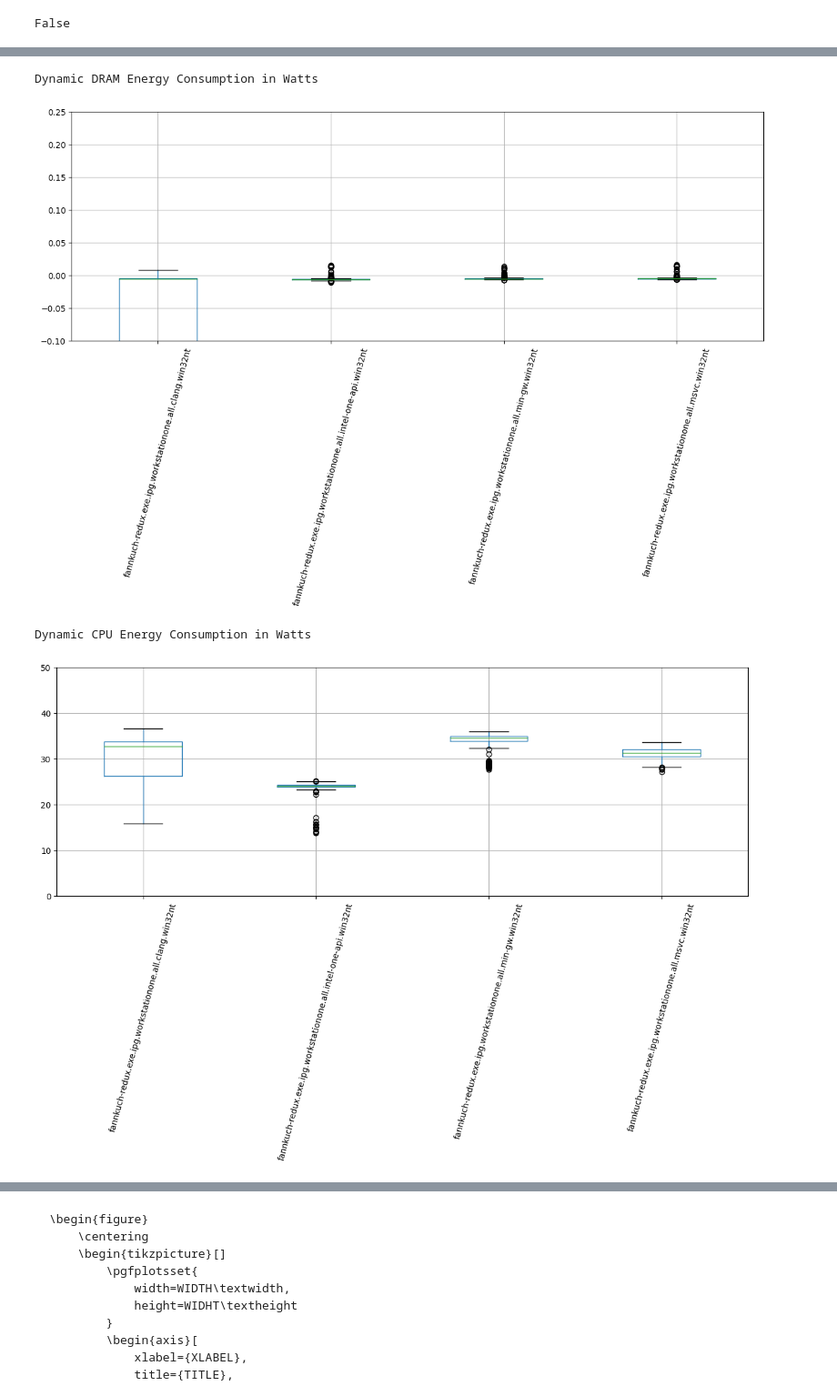
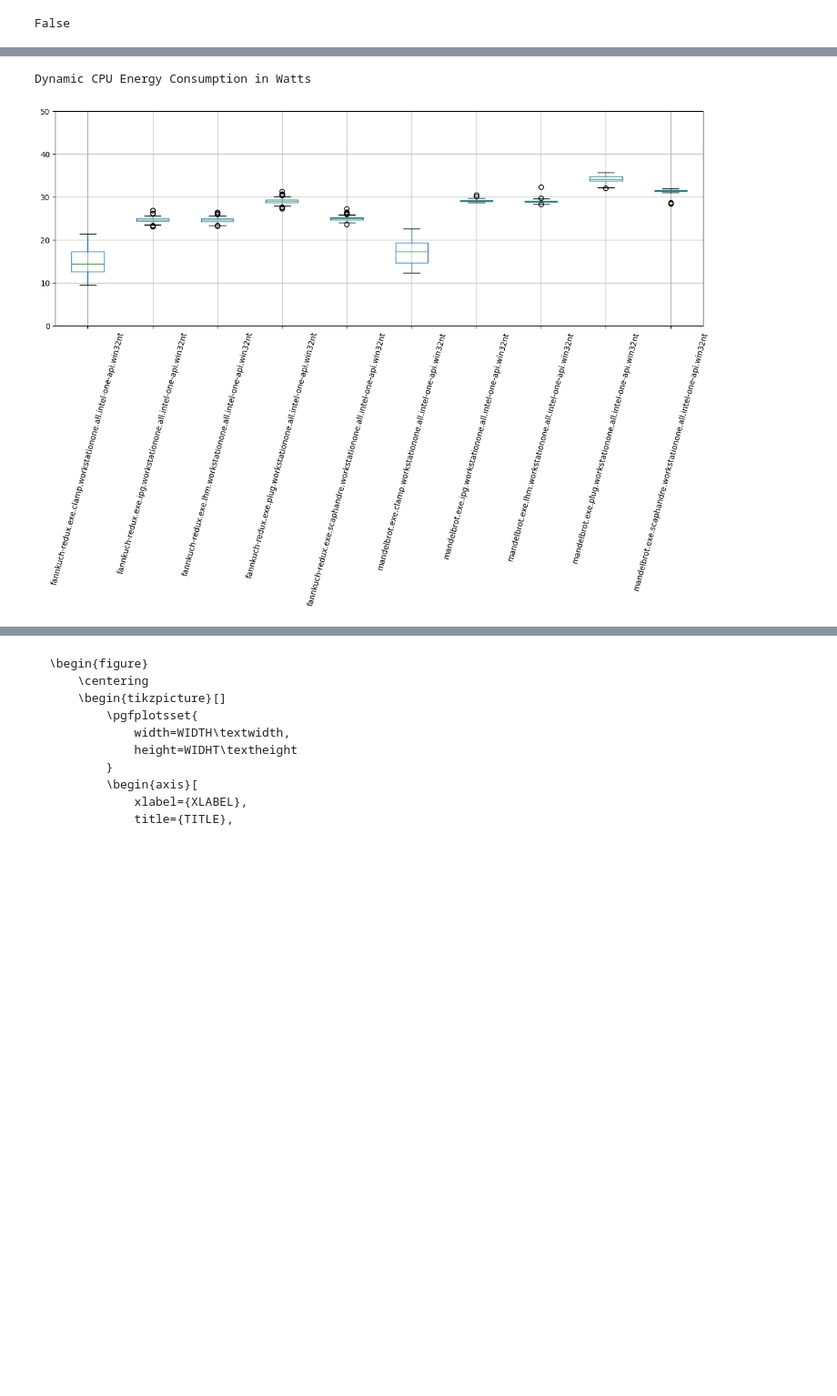
Before and after one commit to KuskIV/BDEnergy, a Jupyter notebook: analytics/result-analysis.ipynb, the cells around one changed output, grey strips where cells are left out. Shown at 91% size. Saved outputs shown, nothing was run; the diff lists cells and outputs as text; code cells hidden in the pictures; blank space fills up the shorter version.

```diff
--- a/analytics/result-analysis.ipynb
+++ b/analytics/result-analysis.ipynb
@@ -17,7 +17,7 @@ db = DatabaseConnection()
 # %% [output]
 Connected to MySQL Server version  8.0.32-24
 # %%
-measurements_used = 1
+measurements_used = 225
 energy_per_time = 1000
 generate_graphs = False
 # %%
@@ -166,8 +171,9 @@ tc
 used_test_case_name_str = "','".join(used_test_case_names)
 used_compiler_str = "','".join(used_compilers)
 used_thread_str = "','".join(used_thread)
+used_test_case_parameters = "','".join(test_case_parameters)
 
-used_tc = tc.query(f"{COMPILER} in ('{used_compiler_str}') and {NAME} in ('{used_test_case_name_str}') and {THREADS} in ('{used_thread_str}')")
+used_tc = tc.query(f"{COMPILER} in ('{used_compiler_str}') and {NAME} in ('{used_test_case_name_str}') and {THREADS} in ('{used_thread_str}') and Parameter in ('{used_test_case_parameters}')")
 # %%
 used_idle_case = tc.query(f"{COMPILER} in ('{used_compiler_str}') and {NAME} == '{used_test_case_name}' and {THREADS} in ('{used_thread_str}')")
 # %% [markdown]
@@ -277,6 +284,8 @@ cpu_energy_results = {}
 dram_energy_results = {}
 gpu_energy_results = {}
 duration_results = {}
+
+idle_cpu_consumption_results = {}
 
 cpu_dynamic_energy_consumption = {}
 gpu_dynamic_energy_consumption = {}
@@ -316,19 +325,21 @@ for dut_index, dut_row in used_dut.iterrows():
                 tc_idle_case = query.get_idle_case(used_idle_case, tc_compiler, tc_language, tc_optimizations, tc_test_case_size, tc_threads)
                 tc_idle_case_id =int(tc_idle_case[ID].iloc[0])
 
-                # print(f"dut {dut_name}, mi {mi_name}, config {config_id}, tc {tc_name}")
+                key = f"{tc_name}.{mi_name}.{dut_name}.{config_cores}.{tc_compiler}.{dut_os}"
                 tc_collection = rep.get_collections(db, dut_id, mi_id, config_id, tc_id, experiment_name, experiment_number)
                 tc_idle_case_collection = rep.get_collections(db, dut_id, mi_id, config_id, tc_idle_case_id, experiment_name, experiment_number)
+
+                if tc_collection.shape[0] == 0:
+                    print(f"N - {key}.{mi_row['SampleRate']}.{tc_id}")
+                    continue
+                else:
+                    print(f"Y - {key}.{mi_row['SampleRate']}.{tc_id}")
 
                 tc_collection_id = int(tc_collection[ID].iloc[0])
                 tc_idle_case_collection_id = int(tc_idle_case_collection[ID].iloc[0])
 
                 tc_measurements = rep.get_measurements(db, tc_collection_id)
                 tc_idle_case_measurements = rep.get_measurements(db, tc_idle_case_collection_id)
-
-                key = f"{tc_name}.{mi_name}.{dut_name}.{config_cores}.{tc_compiler}.{dut_os}"
-
-                print(key)
 
                 dram_energy_results[key] = list(tc_measurements["DramEnergyInJoules"])
                 cpu_energy_results[key] = list(tc_measurements["CpuEnergyInJoules"])
@@ -339,6 +350,8 @@ for dut_index, dut_row in used_dut.iterrows():
                 idle_gpu_consumption = df_util.get_gpu_energy_per_time(tc_idle_case_measurements, energy_per_time)
                 idle_dram_consumption = df_util.get_dram_energy_per_time(tc_idle_case_measurements, energy_per_time)
 
+                idle_cpu_consumption_results[key] = tc_idle_case_measurements["CpuEnergyInJoules"]
+
                 cpu_dynamic_energy_consumption[key] = df_util.get_cpu_dynamic_energy(tc_measurements, idle_cpu_consumption, energy_per_time)
                 gpu_dynamic_energy_consumption[key] = df_util.get_gpu_dynamic_energy(tc_measurements, idle_gpu_consumption, energy_per_time)
                 dram_dynamic_energy_consumption[key] = df_util.get_dram_dynamic_energy(tc_measurements, idle_dram_consumption, energy_per_time)
@@ -468,23 +510,21 @@ Duration of Test Case
 # %%
-print("Dynamic DRAM Energy Consumption in Watts")
-dynamic_dram_boxplot = dram_dynamic_df.boxplot(figsize=(15,5), rot=75)
-dynamic_dram_boxplot.plot()
-plot.ylim(-0.1, 0.25)
-plot.show()
+# print("Dynamic DRAM Energy Consumption in Watts")
+# dynamic_dram_boxplot = dram_dynamic_df.boxplot(figsize=(15,5), rot=75)
+# dynamic_dram_boxplot.plot()
+# plot.ylim(-0.1, 0.25)
+# plot.show()
 
 print("Dynamic CPU Energy Consumption in Watts")
 dynamic_cpu_boxplot = cpu_dynamic_df.boxplot(figsize=(15,5), rot=75)
 dynamic_cpu_boxplot.plot()
 plot.ylim(0,50)
 plot.show()
 
-print("Dynamic GPU Energy Consumption in Watts")
-dynamic_gpu_boxplot = gpu_dynamic_df.boxplot(figsize=(15,5), rot=75)
-dynamic_gpu_boxplot.plot()
-plot.ylim(-0.1, 0.25)
-plot.show()
+# print("Dynamic GPU Energy Consumption in Watts")
+# dynamic_gpu_boxplot = gpu_dynamic_df.boxplot(figsize=(15,5), rot=75)
+# dynamic_gpu_boxplot.plot()
+# plot.ylim(-0.1, 0.25)
+# plot.show()
 # %% [output]
-Dynamic DRAM Energy Consumption in Watts
+Dynamic CPU Energy Consumption in Watts
-[figure, old version]
+[figure, new version]
-Dynamic CPU Energy Consumption in Watts
-[figure, removed]
```
Also changed, not shown: parts of 25 cells of this notebook, 8 other files.
